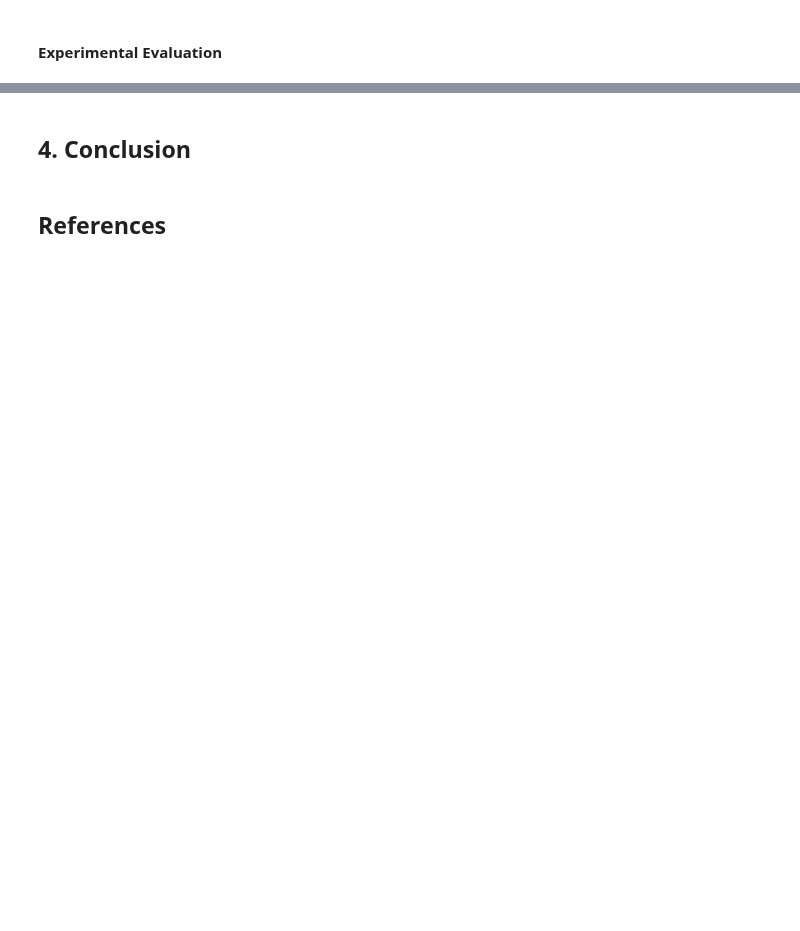
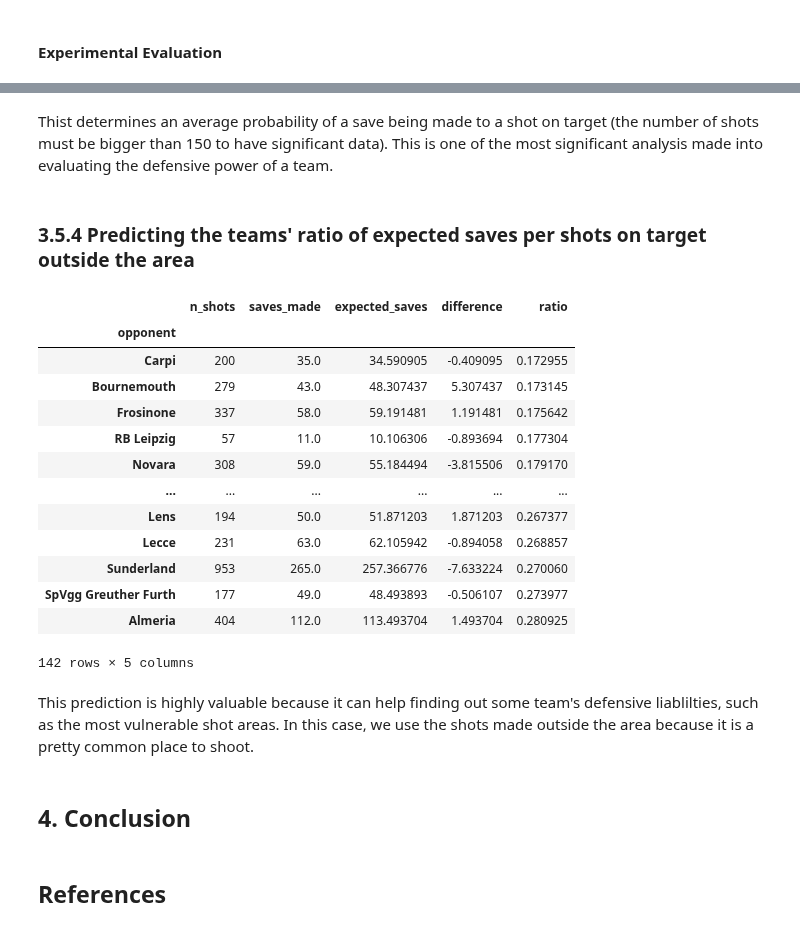
Before and after one commit to gmtorres/MIEIC_19_20_IART, a Jupyter notebook: Proj2/report.ipynb, the cells around one changed output, grey strips where cells are left out. Saved outputs shown, nothing was run; the diff lists cells and outputs as text; code cells hidden in the pictures; blank space fills up the shorter version.

```diff
--- a/Proj2/report.ipynb
+++ b/Proj2/report.ipynb
@@ -1236,3 +1425,30 @@ As we can see the Support Vector Machine ended up with the most positive balance
+# %% [markdown]
+Thist determines an average probability of a save being made to a shot on target (the number of shots must be bigger than 150 to have significant data). This is one of the most significant analysis made into evaluating the defensive power of a team.
+# %% [markdown]
+### 3.5.4 Predicting the teams' ratio of expected saves per shots on target outside the area
+# %%
+outside_area = events2[(events2.event_type==1) & (events2.location==15)]
+oA_Teams = outside_area[['opponent', 'event_type', 'true_saves', 'expected_saves', 'difference']].groupby('opponent').sum()
+oA_Teams.columns = ['n_shots', 'saves_made', 'expected_saves', 'difference']
+oA_Teams['ratio'] = oA_Teams['expected_saves'] / oA_Teams['n_shots']
+oA_Teams.sort_values(['ratio'])
+# %% [output]
+|  | n_shots | saves_made | expected_saves | difference | ratio |
+| opponent |  |  |  |  |  |
+| Carpi | 200 | 35.0 | 34.590905 | -0.409095 | 0.172955 |
+| Bournemouth | 279 | 43.0 | 48.307437 | 5.307437 | 0.173145 |
+| Frosinone | 337 | 58.0 | 59.191481 | 1.191481 | 0.175642 |
+| RB Leipzig | 57 | 11.0 | 10.106306 | -0.893694 | 0.177304 |
+| Novara | 308 | 59.0 | 55.184494 | -3.815506 | 0.179170 |
+| ... | ... | ... | ... | ... | ... |
+| Lens | 194 | 50.0 | 51.871203 | 1.871203 | 0.267377 |
+| Lecce | 231 | 63.0 | 62.105942 | -0.894058 | 0.268857 |
+| Sunderland | 953 | 265.0 | 257.366776 | -7.633224 | 0.270060 |
+| SpVgg Greuther Furth | 177 | 49.0 | 48.493893 | -0.506107 | 0.273977 |
+| Almeria | 404 | 112.0 | 113.493704 | 1.493704 | 0.280925 |
+142 rows × 5 columns
+# %% [markdown]
+This prediction is highly valuable because it can help finding out some team's defensive liablilties, such as the most vulnerable shot areas. In this case, we use the shots made outside the area because it is a pretty common place to shoot.
 # %% [markdown]
 ## 4. Conclusion
 # %% [markdown]
```
Also changed, not shown: parts of 19 cells of this notebook.
